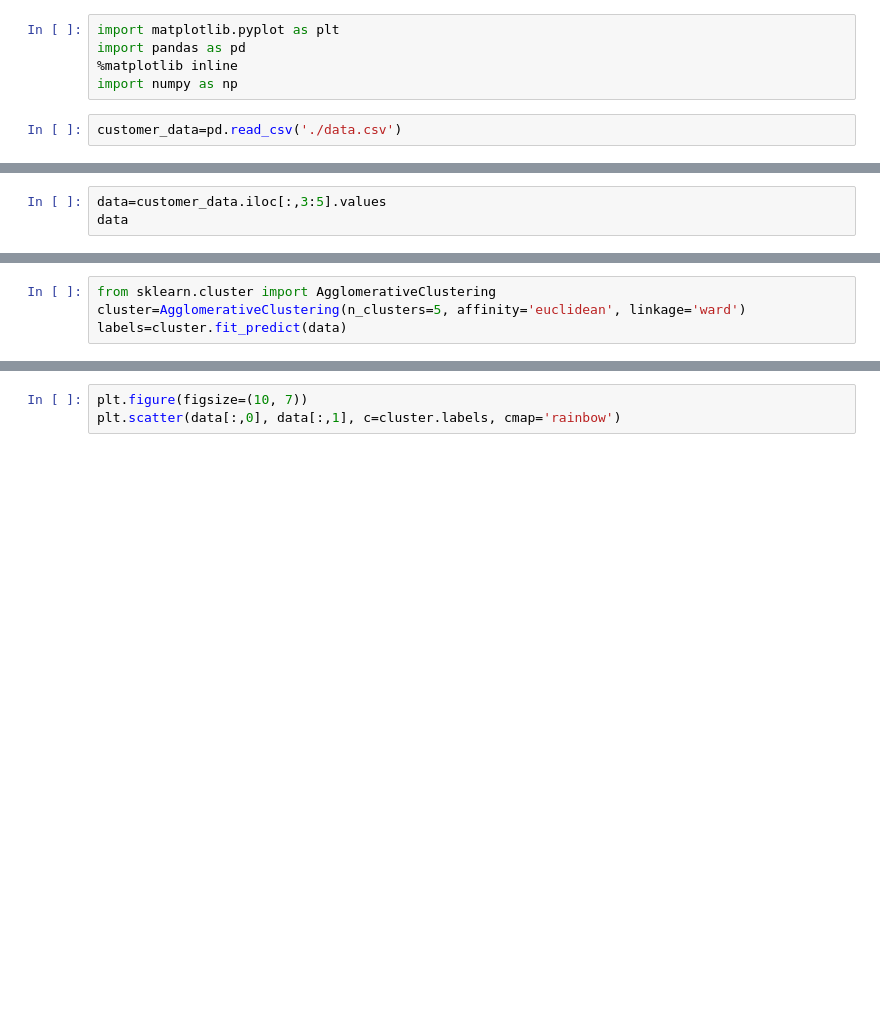
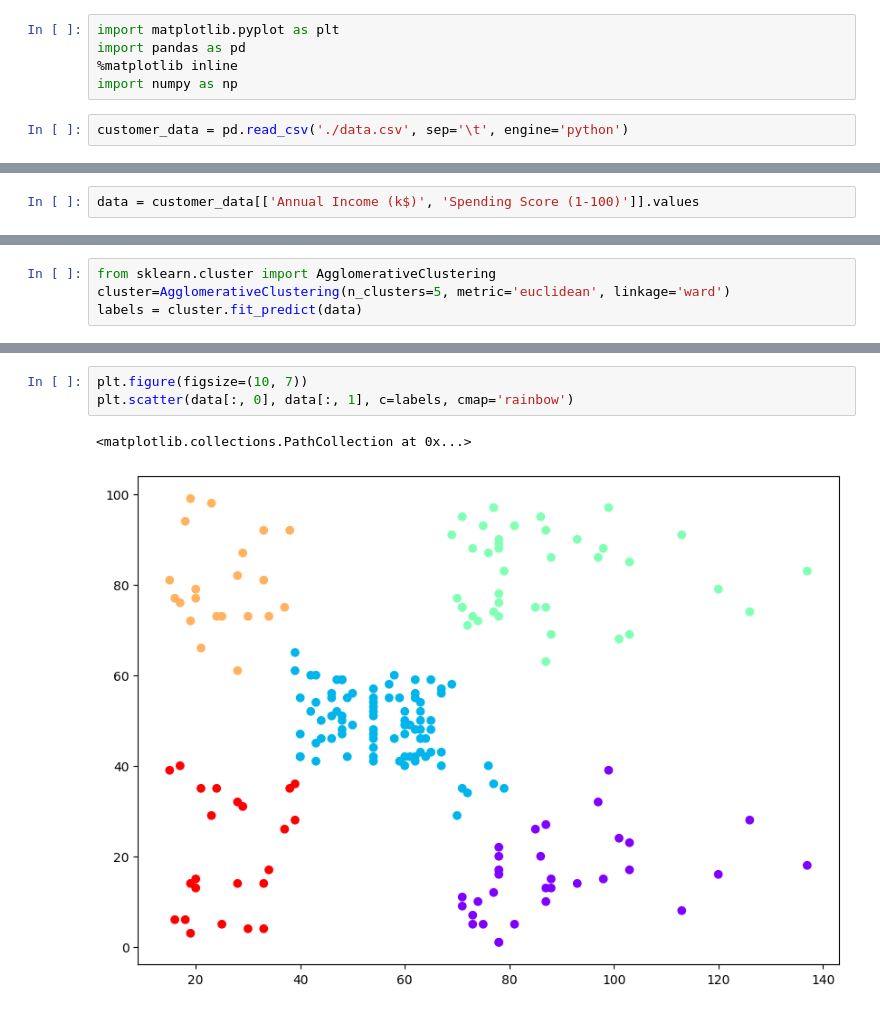
Before and after one commit to nur21horin/macine_learning, a Jupyter notebook: agglomerative-hierarchical-clustering/agglomerative-hierarchical-clustering.ipynb, the cells around one changed output, grey strips where cells are left out. Drawn from its saved outputs; the diff is of its cells as text; blank space fills up the shorter version.

```diff
--- a/agglomerative-hierarchical-clustering/agglomerative-hierarchical-clustering.ipynb
+++ b/agglomerative-hierarchical-clustering/agglomerative-hierarchical-clustering.ipynb
@@ -4,6 +4,6 @@ import pandas as pd
 %matplotlib inline
 import numpy as np
 # %%
-customer_data=pd.read_csv('./data.csv')
+customer_data = pd.read_csv('./data.csv', sep='\t', engine='python')
 # %%
 customer_data.shape
@@ -12,6 +21,5 @@ customer_data.head()
 # %%
-data=customer_data.iloc[:,3:5].values
-data
+data = customer_data[['Annual Income (k$)', 'Spending Score (1-100)']].values
 # %%
 import scipy.cluster.hierarchy as shc
 
@@ -21,6 +31,6 @@ dend = shc.dendrogram(shc.linkage(data, method='ward'))
 # %%
 from sklearn.cluster import AgglomerativeClustering
-cluster=AgglomerativeClustering(n_clusters=5, affinity='euclidean', linkage='ward')
-labels=cluster.fit_predict(data)
+cluster=AgglomerativeClustering(n_clusters=5, metric='euclidean', linkage='ward')
+labels = cluster.fit_predict(data)
 # %%
 labels
@@ -27,3 +48,6 @@ labels
 # %%
 plt.figure(figsize=(10, 7))
-plt.scatter(data[:,0], data[:,1], c=cluster.labels, cmap='rainbow')
+plt.scatter(data[:, 0], data[:, 1], c=labels, cmap='rainbow')
+# %% [output]
+<matplotlib.collections.PathCollection at 0x...>
+[figure, added]
```
Also changed, not shown: parts of 4 cells of this notebook, 1 other file.
